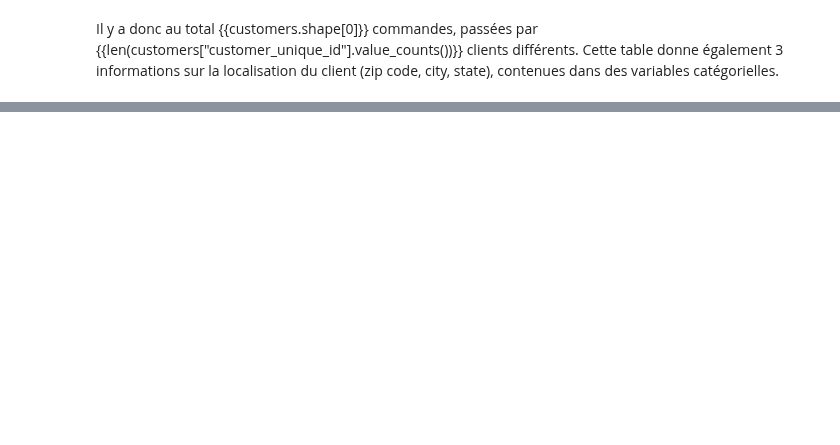
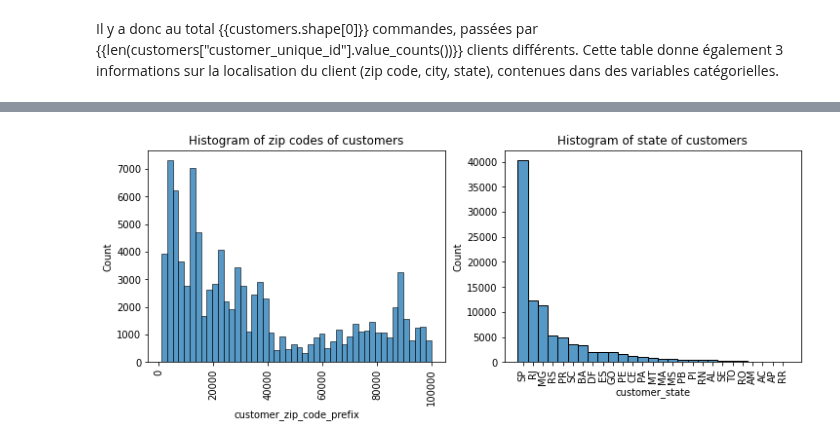
Before and after one commit to ClaireGayral/formation_openclassroom, a Jupyter notebook: P4_gayral_claire/analyse_exploratoire.ipynb, the cells around one changed output, grey strips where cells are left out. Cells and saved outputs as stored; diff of their text form; code cells hidden in the pictures; blank space fills up the shorter version.

```diff
--- a/P4_gayral_claire/analyse_exploratoire.ipynb
+++ b/P4_gayral_claire/analyse_exploratoire.ipynb
@@ -162 +173,23 @@ geolocation.head(2)
+# %%
+plt.figure(figsize=(12,4))
+## removing duplicate customers (keep the 1st) :
+tmp = customers.drop_duplicates(subset="customer_unique_id")
+
+plt.subplot(1,2,1)
+sns.histplot(tmp["customer_zip_code_prefix"])
+plt.xticks(rotation=90)
+plt.title("Histogram of zip codes of customers")
+
+## sort by customer state values counts :
+dummy = tmp["customer_state"].value_counts().index
+dummy = pd.Series(dummy, name = 'customer_state').to_frame()
+tmp = pd.merge( tmp, dummy, on = "customer_state", how = 'right')
+
+plt.subplot(1,2,2)
+sns.histplot(tmp["customer_state"])
+plt.xticks(rotation=90)
+plt.title("Histogram of state of customers")
+plt.show()
+# %% [output]
+[figure, added]
 # %% [markdown]
```
Also changed, not shown: parts of 24 cells of this notebook, 1 other file.
